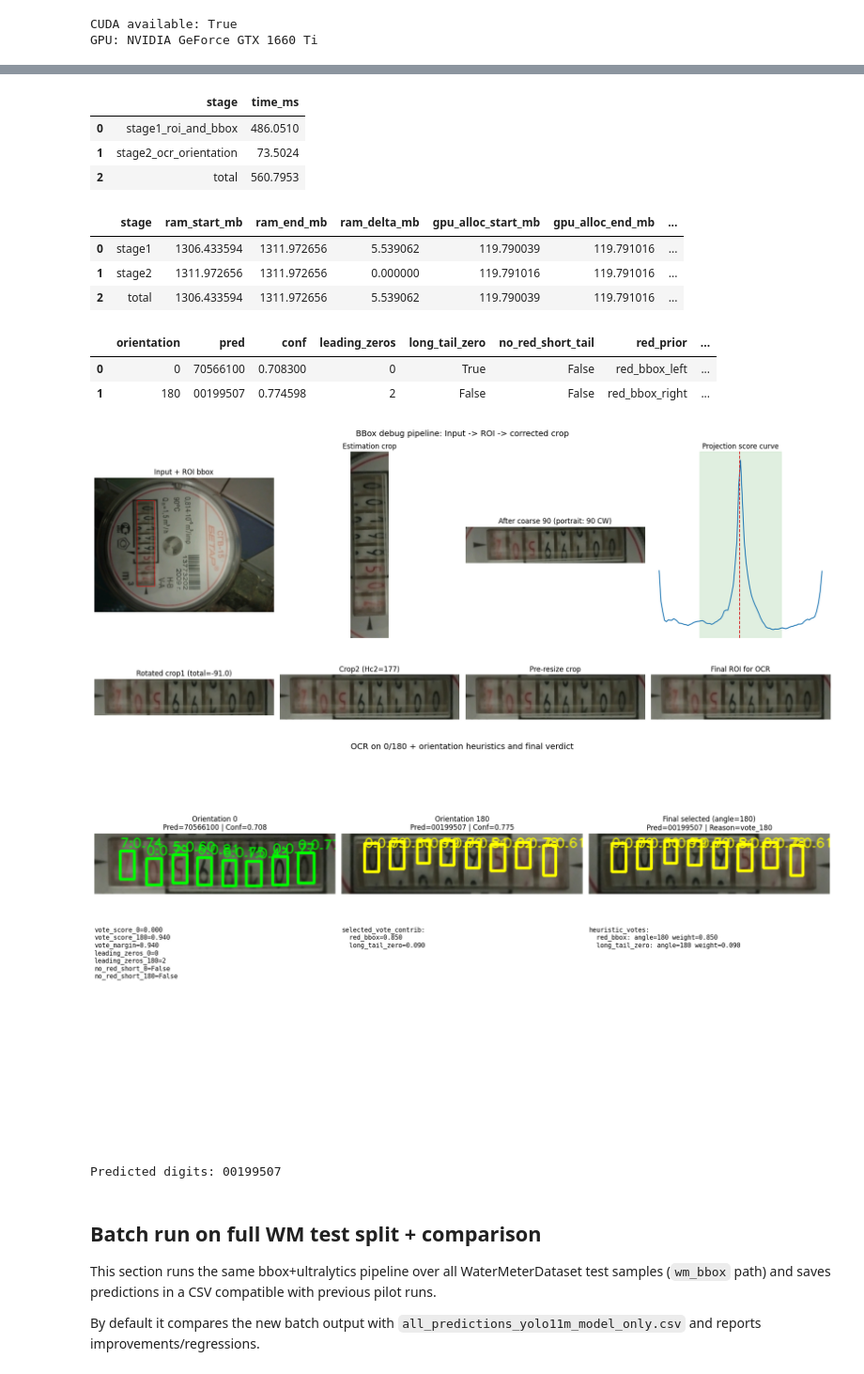
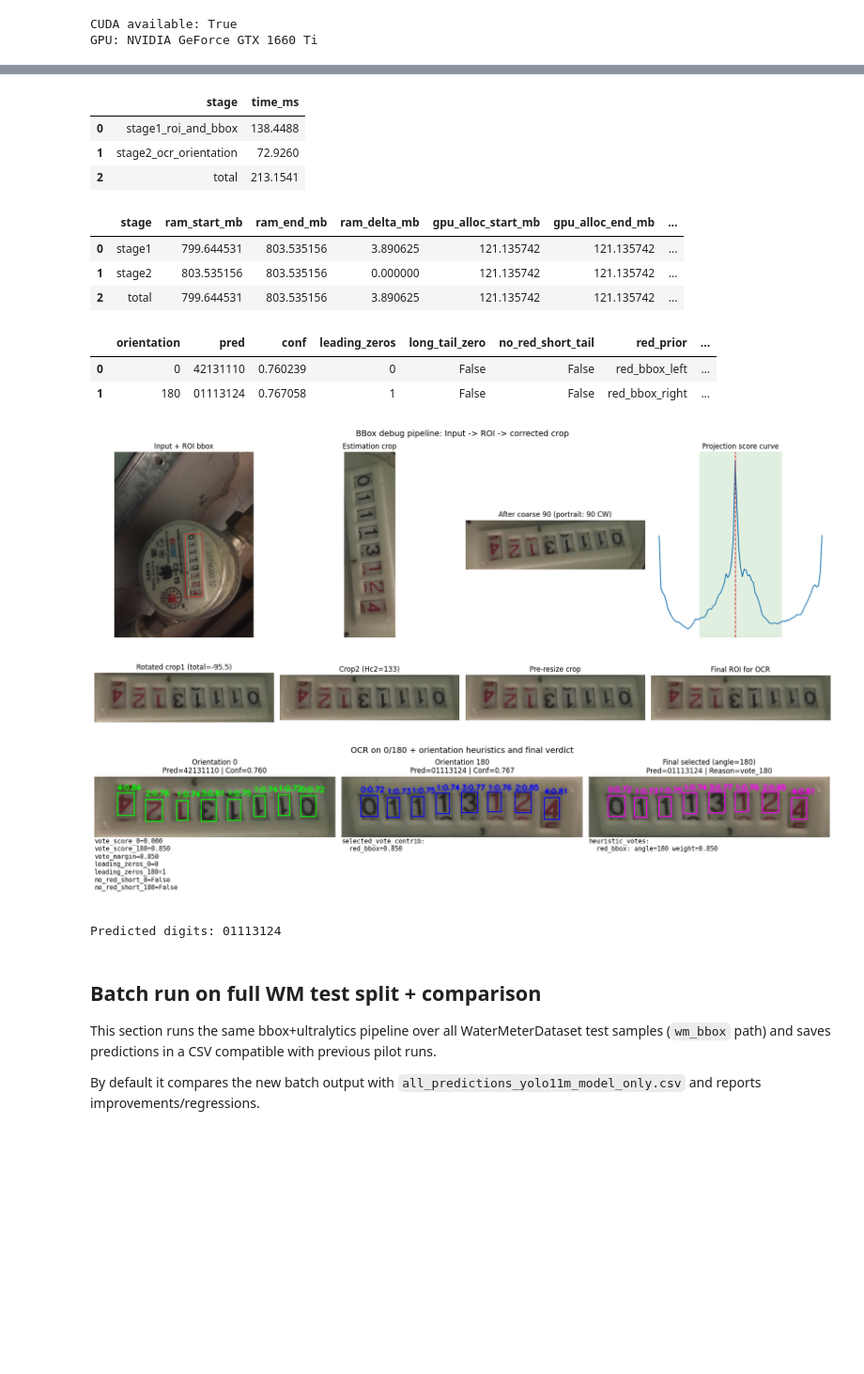
Before and after one commit to UrranQx/WaterMeterCV, a Jupyter notebook: Notebooks/03_ocr/01_single_image_bbox_ultralytics_pipeline.ipynb, the cells around one changed output, grey strips where cells are left out. Shown at 94% size. Drawn from its saved outputs; the diff is of its cells as text; code cells hidden in the pictures; blank space fills up the shorter version.

```diff
--- a/Notebooks/03_ocr/01_single_image_bbox_ultralytics_pipeline.ipynb
+++ b/Notebooks/03_ocr/01_single_image_bbox_ultralytics_pipeline.ipynb
@@ -1036,7 +1036,7 @@ def bgr2rgb(image_bgr):
     return cv2.cvtColor(image_bgr, cv2.COLOR_BGR2RGB)
 
 
-def draw_ocr_detections(image_bgr, detections, color=(0, 255, 0), thickness=2):
+def draw_ocr_detections(image_bgr, detections, color=(0, 255, 0), thickness=1):
     vis = image_bgr.copy()
     h, w = vis.shape[:2]
 
@@ -1051,7 +1051,7 @@ def draw_ocr_detections(image_bgr, detections, color=(0, 255, 0), thickness=2):
 
         cv2.rectangle(vis, (x1, y1), (x2, y2), color, thickness)
         label = f"{int(d['digit'])}:{float(d['conf']):.2f}"
-        cv2.putText(vis, label, (x1, max(14, y1 - 4)), cv2.FONT_HERSHEY_SIMPLEX, 0.45, color, 1, cv2.LINE_AA)
+        cv2.putText(vis, label, (x1, max(14, y1 - 4)), cv2.FONT_HERSHEY_SIMPLEX, 0.25, color, 1, cv2.LINE_AA)
 
     return vis
 
@@ -1113,12 +1113,15 @@ def visualize_bbox_debug(original_image, roi_bbox, bbox_debug):
 
 def visualize_orientation_debug(roi0, roi180, pred0, pred180, selection):
     vis0 = draw_ocr_detections(roi0, pred0["detections_final"], color=(0, 255, 0))
-    vis180 = draw_ocr_detections(roi180, pred180["detections_final"], color=(0, 255, 255))
+    vis180 = draw_ocr_detections(roi180, pred180["detections_final"], color=(255, 0, 0))
 
     final_angle = int(selection["selected_angle"])
-    final_image = vis0 if final_angle == 0 else vis180
+    if final_angle == 0:
+        final_image = draw_ocr_detections(roi0, pred0["detections_final"], color=(255, 0, 255))
+    else:
+        final_image = draw_ocr_detections(roi180, pred180["detections_final"], color=(255, 0, 255))
 
-    fig, axes = plt.subplots(2, 3, figsize=(18, 10))
+    fig, axes = plt.subplots(2, 3, figsize=(18, 4))
 
     axes[0, 0].imshow(bgr2rgb(vis0))
     axes[0, 0].set_title(f"Orientation 0\nPred={pred0['pred']} | Conf={pred0['conf']:.3f}")
@@ -1302,7 +1305,7 @@ _, wm_test = load_water_meter_dataset_split(WM_PATH, train_ratio=0.7, seed=42)
 if not wm_test:
     raise RuntimeError(f"No samples found in: {WM_PATH}")
 
-IMAGE_PATH = wm_test[0].image_path
+IMAGE_PATH = wm_test[46].image_path # IMAGE_PATH = wm_test[18].image_path # 32 # 35
 print(f"Using IMAGE_PATH={IMAGE_PATH}")
 
 result = run_single_image_pipeline(IMAGE_PATH, show_visualizations=True)
@@ -1316,17 +1319,17 @@ Final reading: 00199507
 |  | stage | time_ms |
-| 0 | stage1_roi_and_bbox | 486.0510 |
-| 1 | stage2_ocr_orientation | 73.5024 |
-| 2 | total | 560.7953 |
+| 0 | stage1_roi_and_bbox | 138.4488 |
+| 1 | stage2_ocr_orientation | 72.9260 |
+| 2 | total | 213.1541 |
 |  | stage | ram_start_mb | ram_end_mb | ram_delta_mb | gpu_alloc_start_mb | gpu_alloc_end_mb | ... |
-| 0 | stage1 | 1306.433594 | 1311.972656 | 5.539062 | 119.790039 | 119.791016 | ... |
-| 1 | stage2 | 1311.972656 | 1311.972656 | 0.000000 | 119.791016 | 119.791016 | ... |
-| 2 | total | 1306.433594 | 1311.972656 | 5.539062 | 119.790039 | 119.791016 | ... |
+| 0 | stage1 | 799.644531 | 803.535156 | 3.890625 | 121.135742 | 121.135742 | ... |
+| 1 | stage2 | 803.535156 | 803.535156 | 0.000000 | 121.135742 | 121.135742 | ... |
+| 2 | total | 799.644531 | 803.535156 | 3.890625 | 121.135742 | 121.135742 | ... |
 |  | orientation | pred | conf | leading_zeros | long_tail_zero | no_red_short_tail | red_prior | ... |
-| 0 | 0 | 70566100 | 0.708300 | 0 | True | False | red_bbox_left | ... |
-| 1 | 180 | 00199507 | 0.774598 | 2 | False | False | red_bbox_right | ... |
+| 0 | 0 | 42131110 | 0.760239 | 0 | False | False | red_bbox_left | ... |
+| 1 | 180 | 01113124 | 0.767058 | 1 | False | False | red_bbox_right | ... |
-[figure, old version]
+[figure, new version]
-[figure, old version]
+[figure, new version]
-Predicted digits: 00199507
+Predicted digits: 01113124
 # %% [markdown]
 ## Batch run on full WM test split + comparison
 
```
Also changed, not shown: parts of 1 cell of this notebook, 7 other files.
